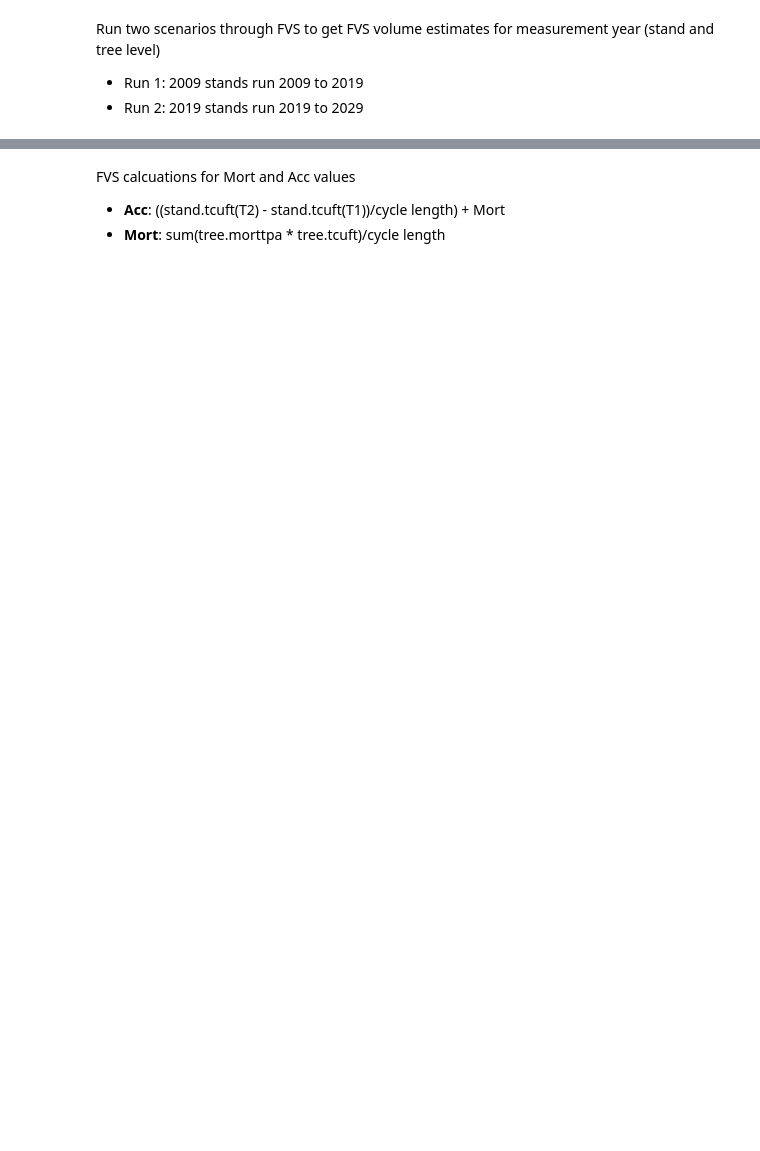
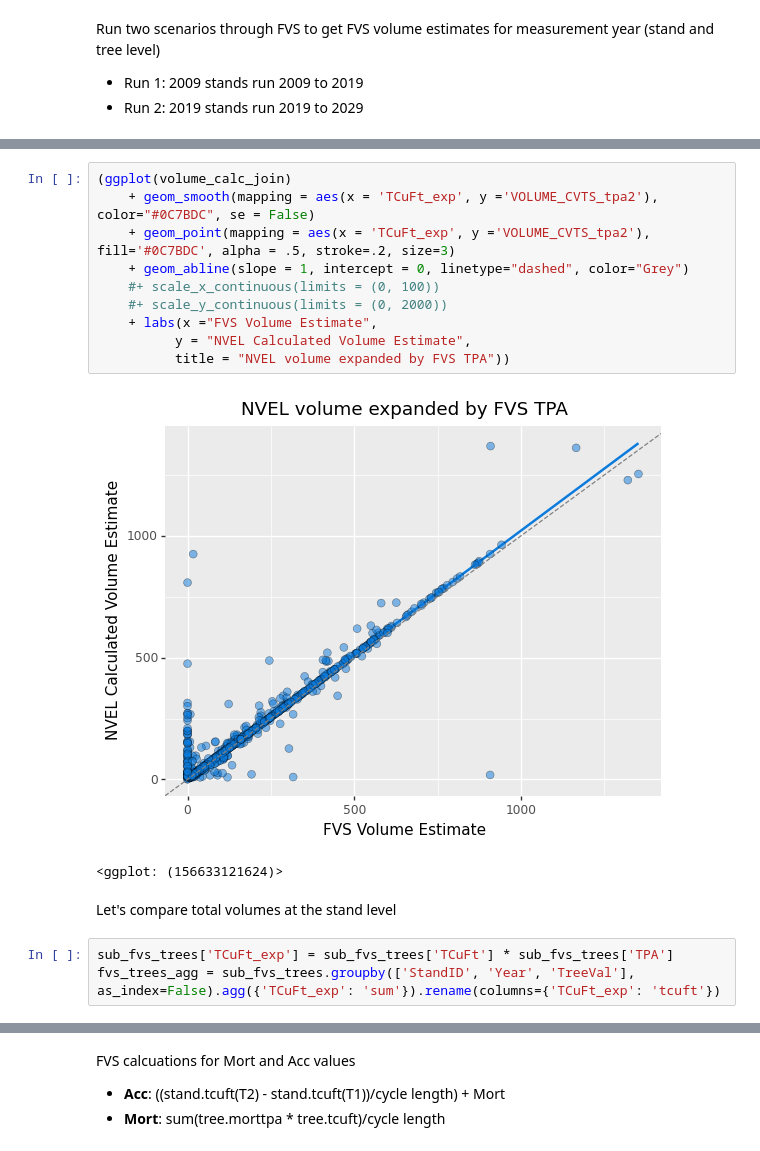
Before and after one commit to Ecotrust/calibrate_fvs, a Jupyter notebook: notebooks/FIA_GroundtruthData.ipynb, the cells around one changed output, grey strips where cells are left out. Drawn from its saved outputs; the diff is of its cells as text; blank space fills up the shorter version.

```diff
--- a/notebooks/FIA_GroundtruthData.ipynb
+++ b/notebooks/FIA_GroundtruthData.ipynb
@@ -343,0 +208,18 @@ all_agg_mort
+# %%
+(ggplot(volume_calc_join)
+    + geom_smooth(mapping = aes(x = 'TCuFt_exp', y ='VOLUME_CVTS_tpa2'), color="#0C7BDC", se = False)
+    + geom_point(mapping = aes(x = 'TCuFt_exp', y ='VOLUME_CVTS_tpa2'), fill='#0C7BDC', alpha = .5, stroke=.2, size=3)
+    + geom_abline(slope = 1, intercept = 0, linetype="dashed", color="Grey")
+    #+ scale_x_continuous(limits = (0, 100))
+    #+ scale_y_continuous(limits = (0, 2000))
+    + labs(x ="FVS Volume Estimate",
+          y = "NVEL Calculated Volume Estimate",
+          title = "NVEL volume expanded by FVS TPA"))
+# %% [output]
+[figure, added]
+<ggplot: (156633121624)>
+# %% [markdown]
+Let's compare total volumes at the stand level
+# %%
+sub_fvs_trees['TCuFt_exp'] = sub_fvs_trees['TCuFt'] * sub_fvs_trees['TPA']
+fvs_trees_agg = sub_fvs_trees.groupby(['StandID', 'Year', 'TreeVal'], as_index=False).agg({'TCuFt_exp': 'sum'}).rename(columns={'TCuFt_exp': 'tcuft'})
```
Also changed, not shown: parts of 64 cells of this notebook.
